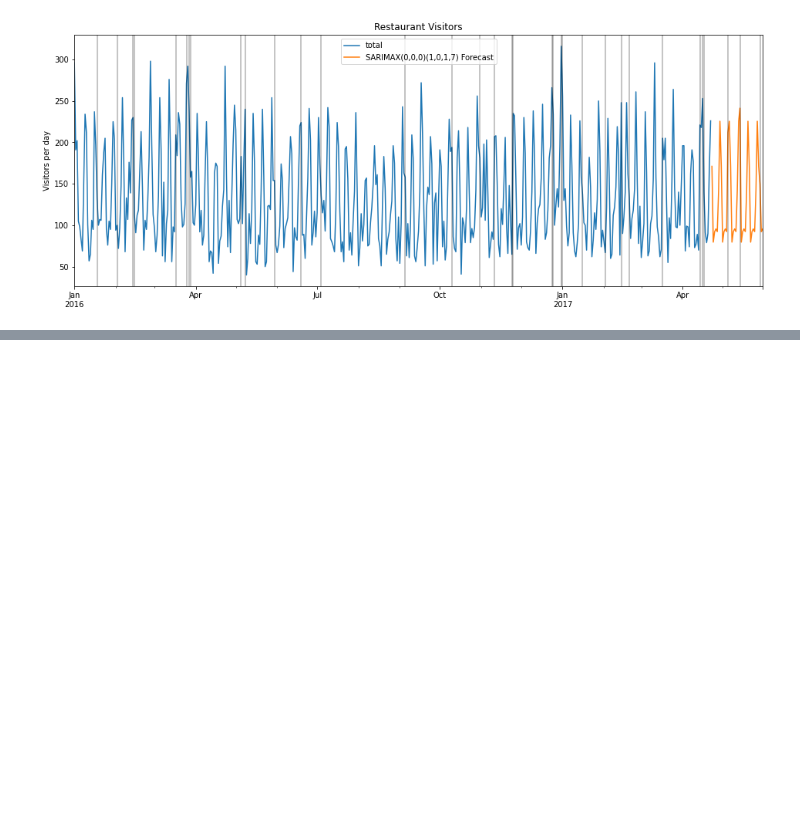
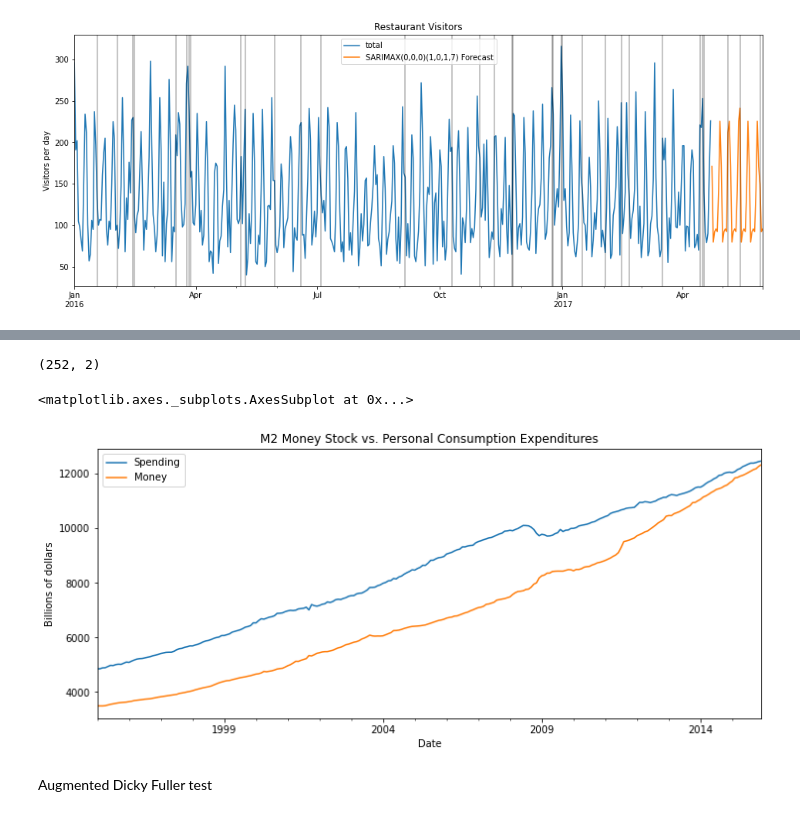
Before and after one commit to adityap11/Kaggle-Projects, a Jupyter notebook: time_series_forecasting.ipynb, the cells around one changed output, grey strips where cells are left out. Drawn from its saved outputs; the diff is of its cells as text; code cells hidden in the pictures; blank space fills up the shorter version.

```diff
--- a/time_series_forecasting.ipynb
+++ b/time_series_forecasting.ipynb
@@ -305,0 +343,9 @@ for x in df.query('holiday==1').index:
+# %%
+df = pd.read_csv('M2SLMoneyStock.csv',index_col=0, parse_dates=True)
+df.index.freq = 'MS'
+
+sp = pd.read_csv('PCEPersonalSpending.csv',index_col=0, parse_dates=True)
+sp.index.freq = 'MS'
+# %%
+df = df.join(sp)
+df.head()
@@ -305,0 +360,19 @@ for x in df.query('holiday==1').index:
+# %%
+df = df.dropna()
+df.shape
+# %% [output]
+(252, 2)
+# %%
+title = 'M2 Money Stock vs. Personal Consumption Expenditures'
+ylabel='Billions of dollars'
+xlabel=''
+
+ax = df['Spending'].plot(figsize=(12,5),title=title,legend=True)
+ax.autoscale(axis='x',tight=True)
+ax.set(xlabel=xlabel, ylabel=ylabel)
+df['Money'].plot(legend=True)
+# %% [output]
+<matplotlib.axes._subplots.AxesSubplot at 0x...>
+[figure, added]
+# %% [markdown]
+Augmented Dicky Fuller test
```
Also changed, not shown: parts of 32 cells of this notebook.
